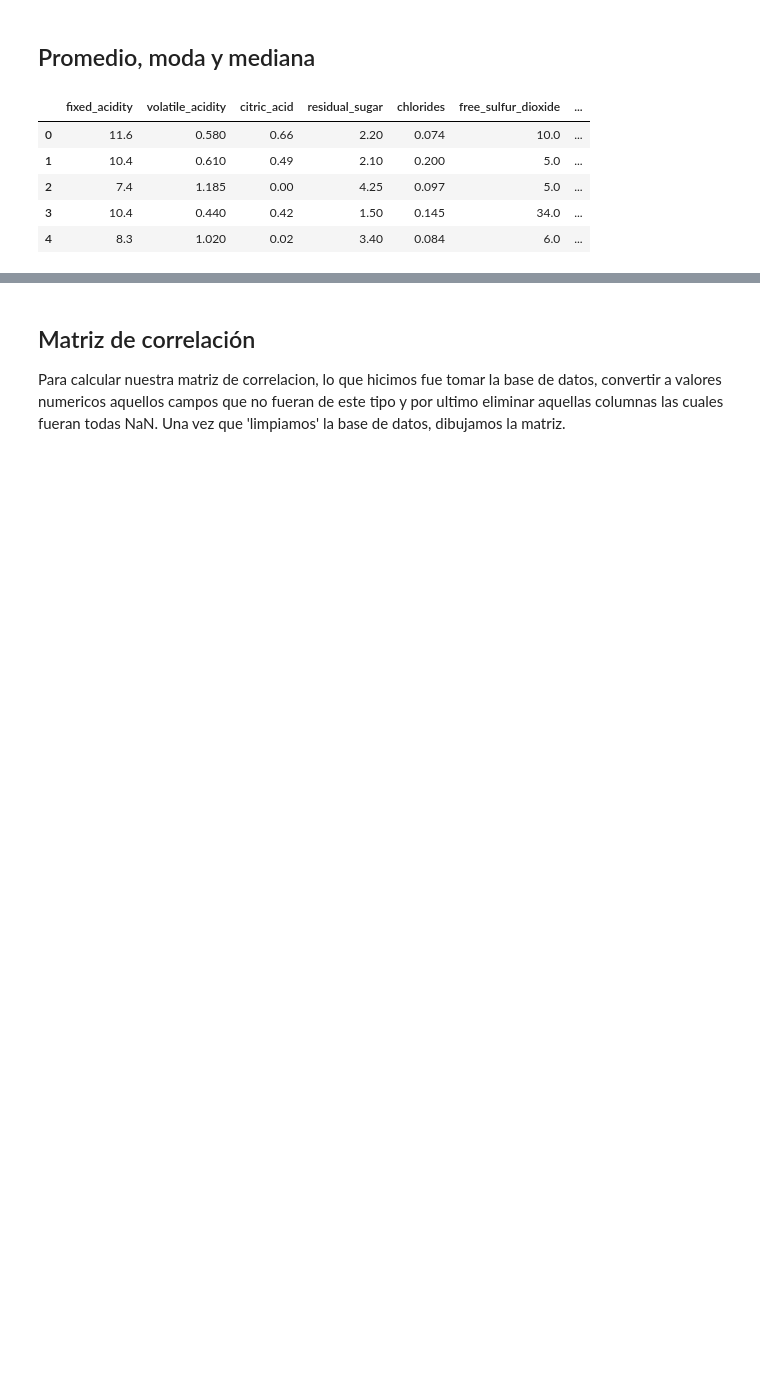
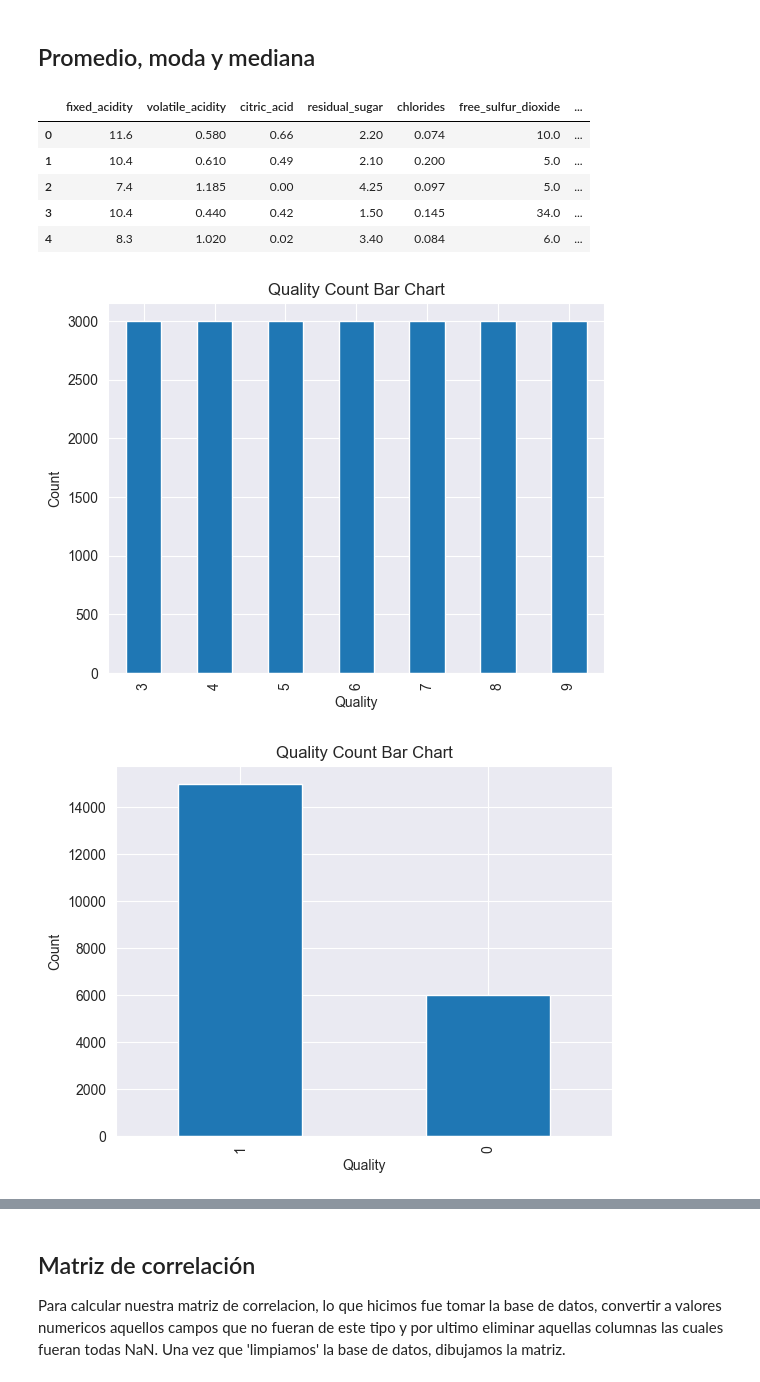
Before and after one commit to ximenafarinae/wine-prediction, a Jupyter notebook: notebooks/eda.ipynb, the cells around one changed output, grey strips where cells are left out. Saved outputs shown, nothing was run; the diff lists cells and outputs as text; code cells hidden in the pictures; blank space fills up the shorter version.

```diff
--- a/notebooks/eda.ipynb
+++ b/notebooks/eda.ipynb
@@ -13,3 +13,21 @@ df.head()
 | 2 | 7.4 | 1.185 | 0.00 | 4.25 | 0.097 | 5.0 | ... |
 | 3 | 10.4 | 0.440 | 0.42 | 1.50 | 0.145 | 34.0 | ... |
 | 4 | 8.3 | 1.020 | 0.02 | 3.40 | 0.084 | 6.0 | ... |
+# %%
+import matplotlib.pyplot as plt
+df["quality"].value_counts().plot(kind="bar")
+plt.xlabel("Quality")
+plt.ylabel("Count")
+plt.title("Quality Count Bar Chart")
+plt.show()
+
+df['quality'] = (df['quality'] >= 5).astype('int8')
+
+df["quality"].value_counts().plot(kind="bar")
+plt.xlabel("Quality")
+plt.ylabel("Count")
+plt.title("Quality Count Bar Chart")
+plt.show()
+# %% [output]
+[figure, added]
+[figure, added]
```
Also changed, not shown: parts of 10 cells of this notebook, 8 other files.
